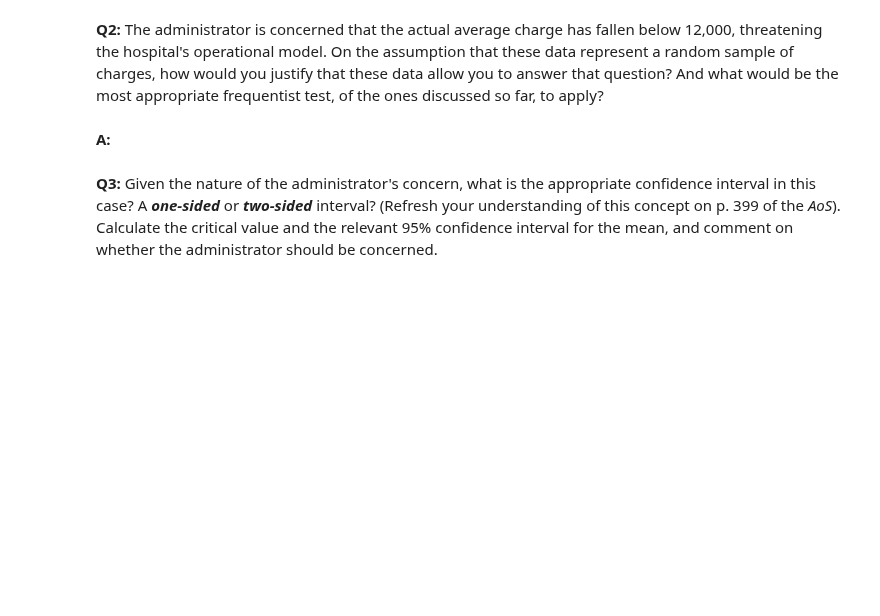
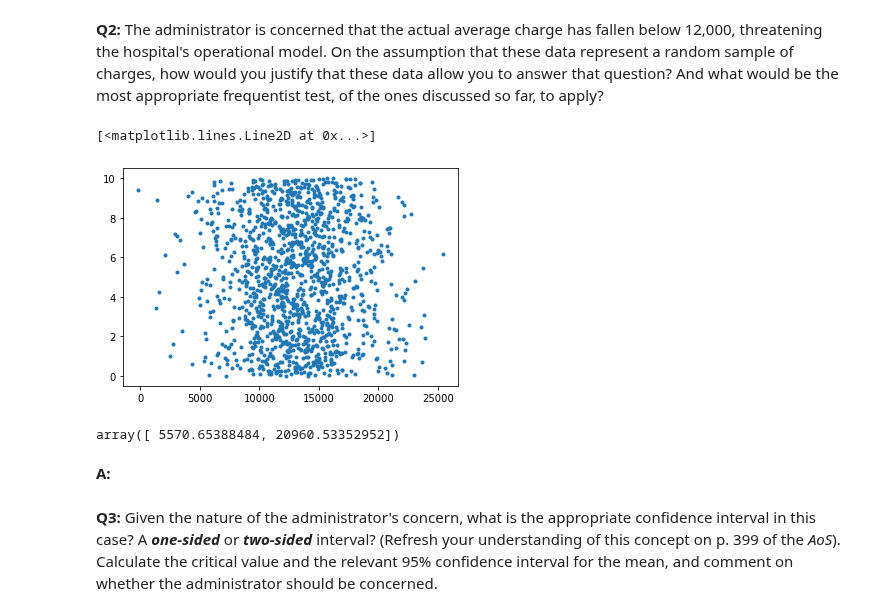
Before and after one commit to kristalization/StudyDataScience, a Jupyter notebook: Springboard_EDA_11_1/Frequentist Inference Case Study - Part B (2).ipynb, the cells around one changed output. Cells and saved outputs as stored; diff of their text form; code cells hidden in the pictures; blank space fills up the shorter version.

```diff
--- a/Springboard_EDA_11_1/Frequentist Inference Case Study - Part B (2).ipynb
+++ b/Springboard_EDA_11_1/Frequentist Inference Case Study - Part B (2).ipynb
@@ -75,2 +84,16 @@ plt.show()
 # %% [markdown]
 __Q2:__ The administrator is concerned that the actual average charge has fallen below 12,000, threatening the hospital's operational model. On the assumption that these data represent a random sample of charges, how would you justify that these data allow you to answer that question? And what would be the most appropriate frequentist test, of the ones discussed so far, to apply?
+# %%
+#from the above we can say that the random choice mean follows a normal distribution so we define a normal distribution or a t distribution
+df = len(s1.chargemean)-1
+t.stats(df,loc=sm_mean,scale=sm_std)
+
+trvs = t.rvs(df,loc=sm_mean,scale=sm_std,size=len(medical.charges))
+plt.plot(trvs,np.linspace(0,10,len(medical.charges)),marker='.',linestyle='none')
+# %% [output]
+[<matplotlib.lines.Line2D at 0x...>]
+[figure, added]
+# %%
+np.percentile(trvs,[2.5,97.5]) #If it is a two sided interval.
+# %% [output]
+array([ 5570.65388484, 20960.53352952])
```
Also changed, not shown: parts of 20 cells of this notebook, 1 other file.
